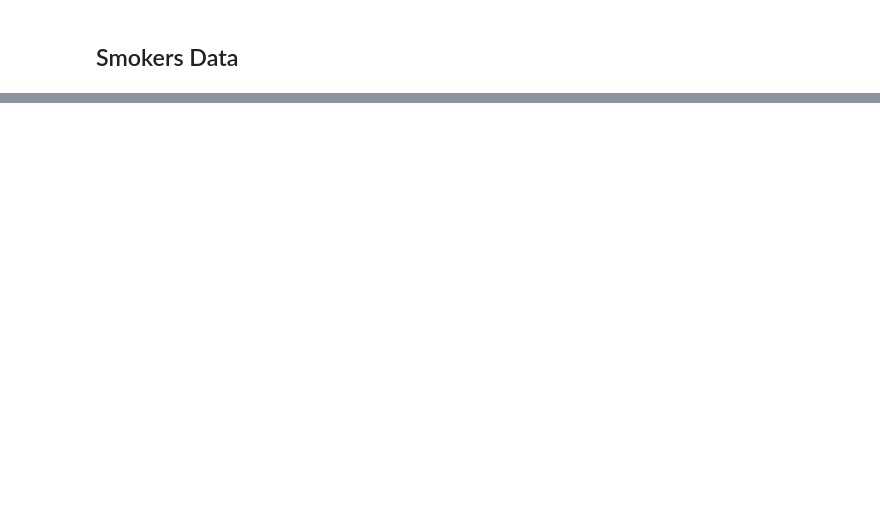
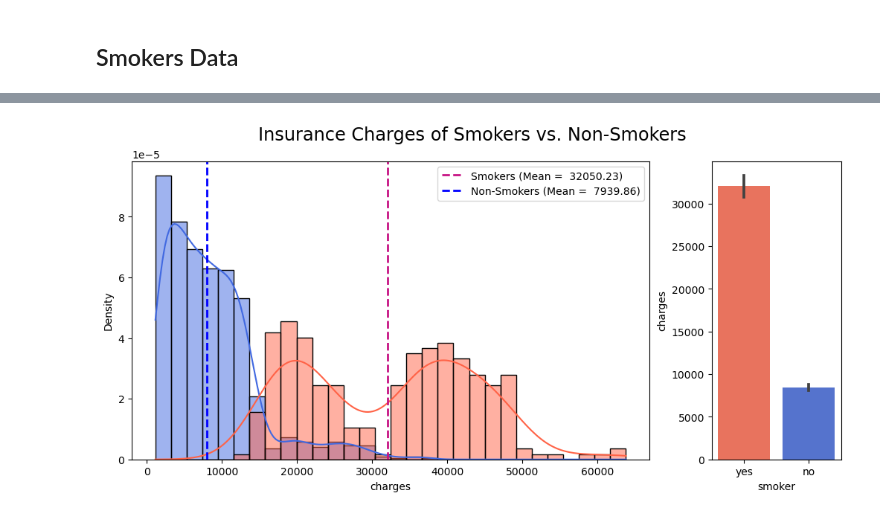
Before and after one commit to jaytrey777/Hypothesis-Testing-with-Insurance-Data, a Jupyter notebook: Hypothesis Testing with Insurance Data (Core).ipynb, the cells around one changed output, grey strips where cells are left out. Drawn from its saved outputs; the diff is of its cells as text; code cells hidden in the pictures; blank space fills up the shorter version.

```diff
--- a/Hypothesis Testing with Insurance Data (Core).ipynb
+++ b/Hypothesis Testing with Insurance Data (Core).ipynb
@@ -111,0 +147,6 @@ Show a supporting visualization that helps display the result
+# %%
+print(f'Before the outliers are removed, there are {len(no_group)} non-smokers')
+
+no_group = no_group[(np.abs(stats.zscore(no_group)) <= 3)]
+
+print(f'After the outliers are removed, there are {len(no_group)} non-smokers')
@@ -111,0 +198,31 @@ Show a supporting visualization that helps display the result
+# %%
+# specify colors
+colors = {'yes': 'tomato', "no": 'royalblue',
+          'yes_avg' : 'mediumvioletred', 'no_avg' : 'blue'}
+
+# visualize means
+fig, (ax, ax_bar) = plt.subplots(figsize = (10, 5), ncols = 2,
+                                 constrained_layout = True,
+                                 gridspec_kw = {'width_ratios': [0.8, 0.2]})
+
+# histogram
+ax = sns.histplot(data = df, x = 'charges', fill = True, hue = 'smoker',
+                  kde = True, stat = 'density', common_norm = False, ax = ax,
+                  palette = colors)
+
+ax.axvline(np.mean(yes_group), ls = '--', lw = 2,
+           label = f"Smokers (Mean = {np.mean(yes_group): .2f})",
+           color = colors['yes_avg'])
+
+ax.axvline(np.mean(no_group), ls = '--', lw = 2,
+           label = f"Non-Smokers (Mean = {np.mean(no_group): .2f})",
+           color = colors['no_avg'])
+
+ax.legend(prop = {"size": 10}, loc = 'best')
+
+# barplot
+sns.barplot(data = df, x = 'smoker', y = 'charges', ax = ax_bar, palette = colors)
+
+fig.suptitle('Insurance Charges of Smokers vs. Non-Smokers', fontsize = 'xx-large');
+# %% [output]
+[figure, added]
```
Also changed, not shown: parts of 81 cells of this notebook.
